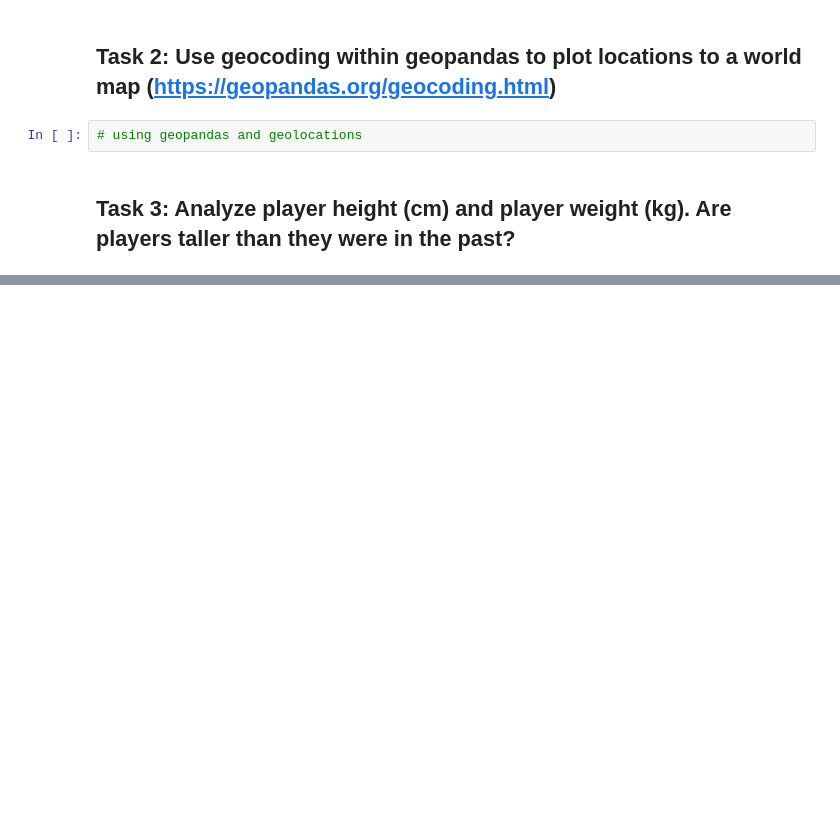
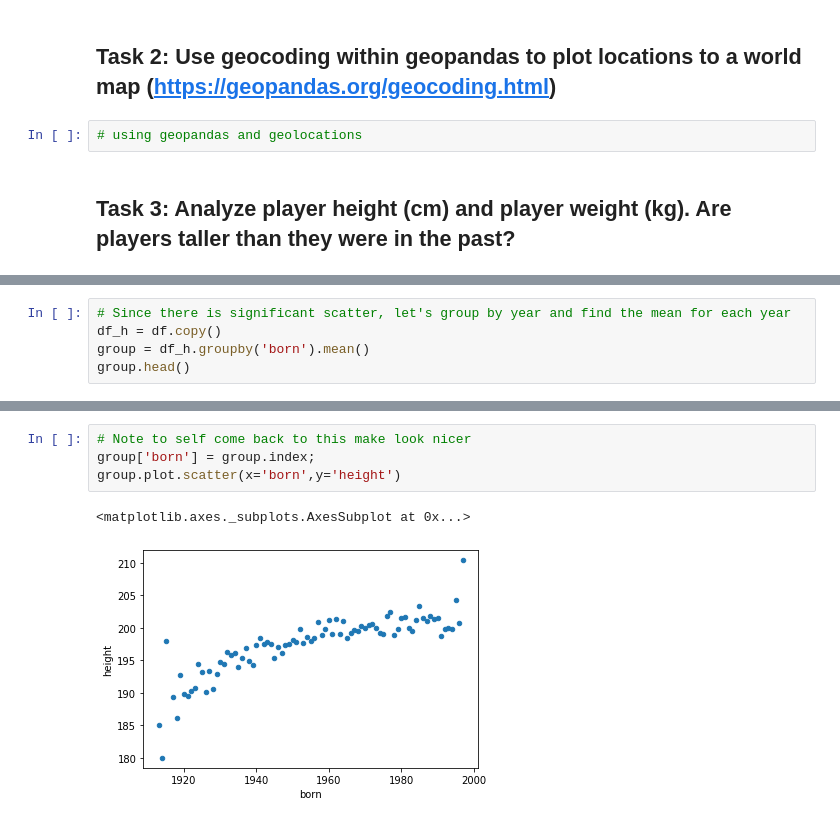
Before and after one commit to brentwilder/NBAplayers, a Jupyter notebook: NBA.ipynb, the cells around one changed output, grey strips where cells are left out. Drawn from its saved outputs; the diff is of its cells as text; blank space fills up the shorter version.

```diff
--- a/NBA.ipynb
+++ b/NBA.ipynb
@@ -149,0 +180,5 @@ df[df['Player'].str.contains(' Williams', case=False, na=False)]
+# %%
+# Since there is significant scatter, let's group by year and find the mean for each year
+df_h = df.copy()
+group = df_h.groupby('born').mean()
+group.head()
@@ -149,0 +193,7 @@ df[df['Player'].str.contains(' Williams', case=False, na=False)]
+# %%
+# Note to self come back to this make look nicer
+group['born'] = group.index;
+group.plot.scatter(x='born',y='height')
+# %% [output]
+<matplotlib.axes._subplots.AxesSubplot at 0x...>
+[figure, added]
```
Also changed, not shown: parts of 7 cells of this notebook.
